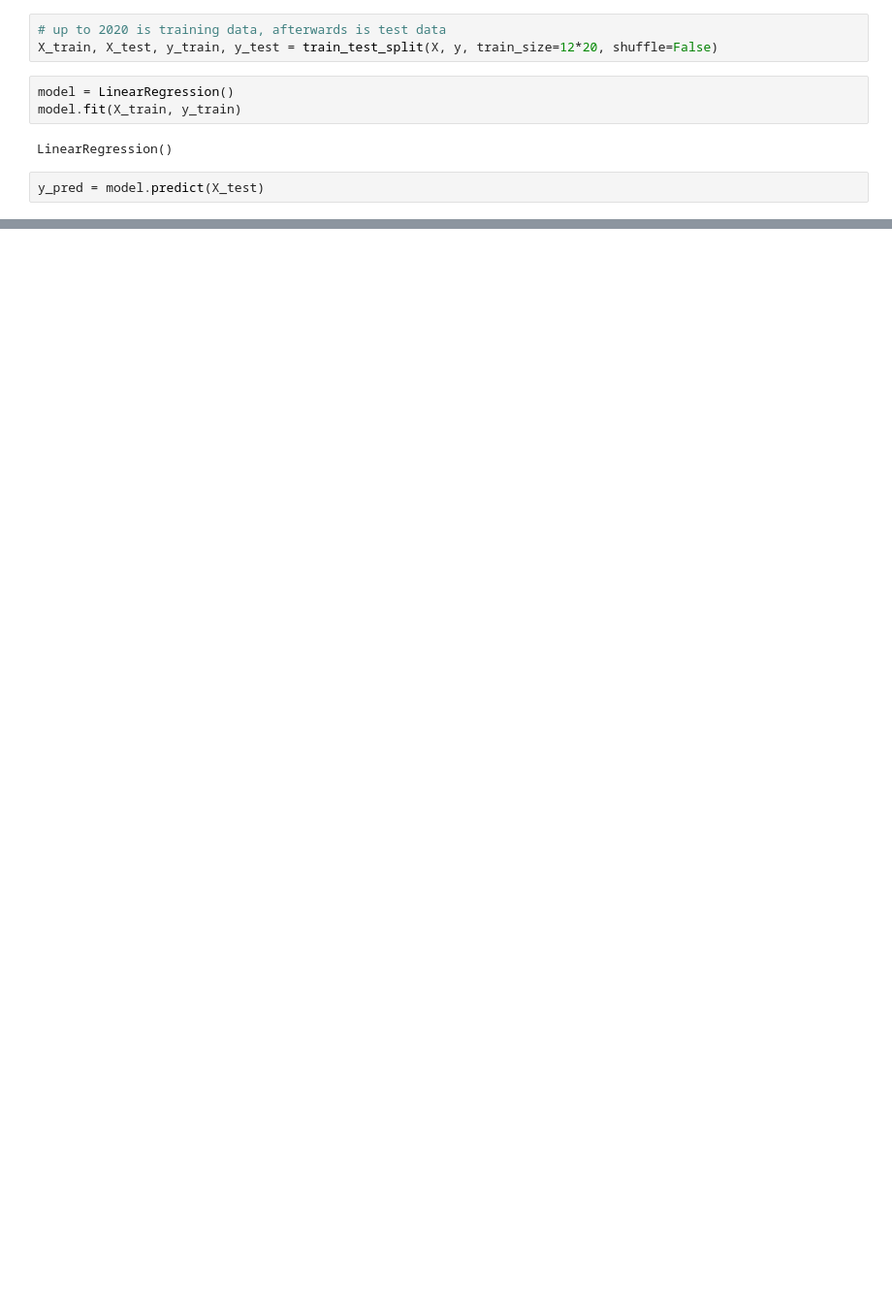
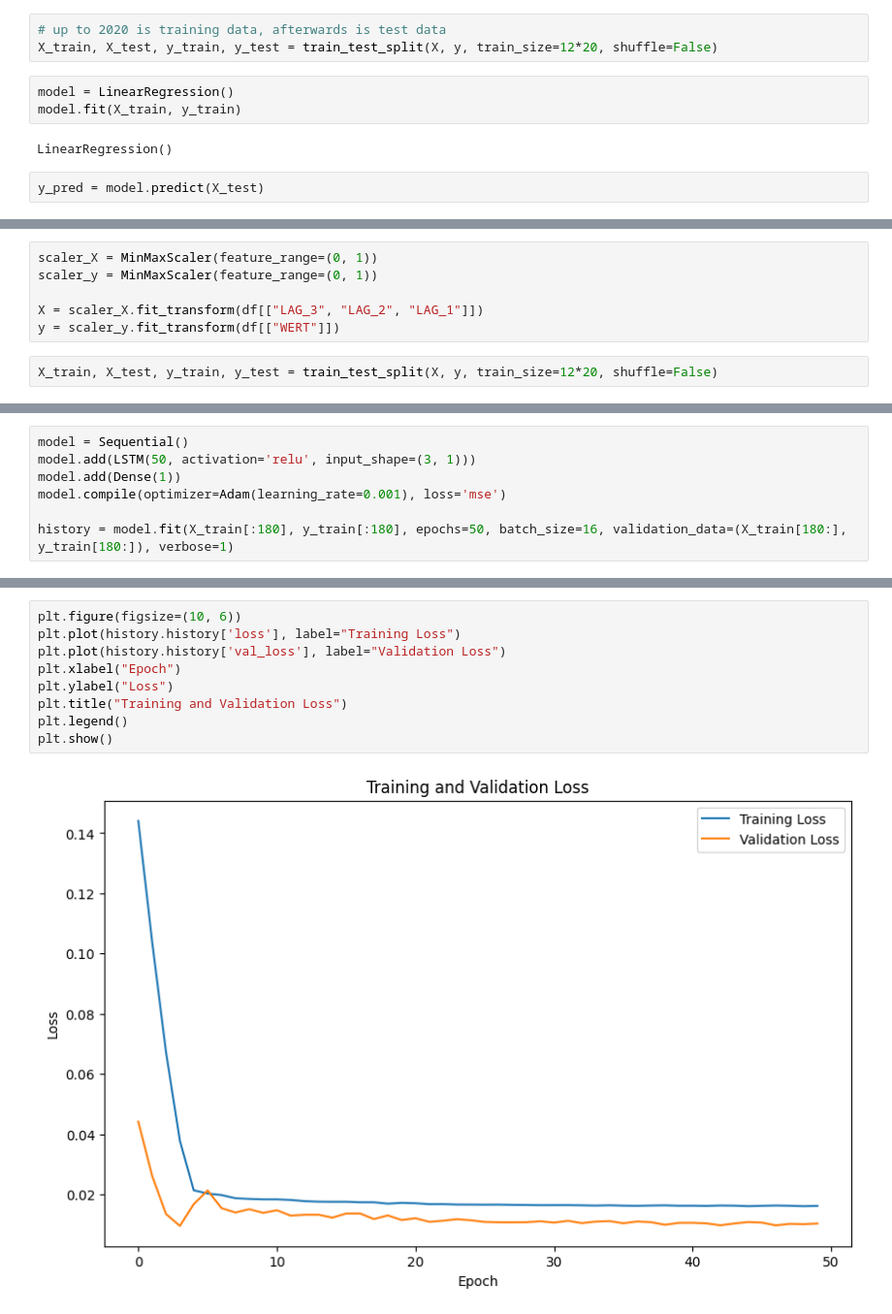
Before and after one commit to iVonka/DPS-AI-Challenge, a Jupyter notebook: notebook.ipynb, the cells around one changed output, grey strips where cells are left out. Shown at 97% size. Cells and saved outputs as stored; diff of their text form; blank space fills up the shorter version.

Commit message:
train ARIMA and LSTM

```diff
--- a/notebook.ipynb
+++ b/notebook.ipynb
@@ -179,0 +269,8 @@ with open('model.pkl','wb') as f:
+# %%
+scaler_X = MinMaxScaler(feature_range=(0, 1))
+scaler_y = MinMaxScaler(feature_range=(0, 1))
+
+X = scaler_X.fit_transform(df[["LAG_3", "LAG_2", "LAG_1"]])
+y = scaler_y.fit_transform(df[["WERT"]])
+# %%
+X_train, X_test, y_train, y_test = train_test_split(X, y, train_size=12*20, shuffle=False)
@@ -179,0 +281,7 @@ with open('model.pkl','wb') as f:
+# %%
+model = Sequential()
+model.add(LSTM(50, activation='relu', input_shape=(3, 1)))
+model.add(Dense(1))
+model.compile(optimizer=Adam(learning_rate=0.001), loss='mse')
+
+history = model.fit(X_train[:180], y_train[:180], epochs=50, batch_size=16, validation_data=(X_train[180:], y_train[180:]), verbose=1)
@@ -179,0 +307,11 @@ with open('model.pkl','wb') as f:
+# %%
+plt.figure(figsize=(10, 6))
+plt.plot(history.history['loss'], label="Training Loss")
+plt.plot(history.history['val_loss'], label="Validation Loss")
+plt.xlabel("Epoch")
+plt.ylabel("Loss")
+plt.title("Training and Validation Loss")
+plt.legend()
+plt.show()
+# %% [output]
+[figure, added]
```
Also changed, not shown: parts of 33 cells of this notebook, 1 other file.
